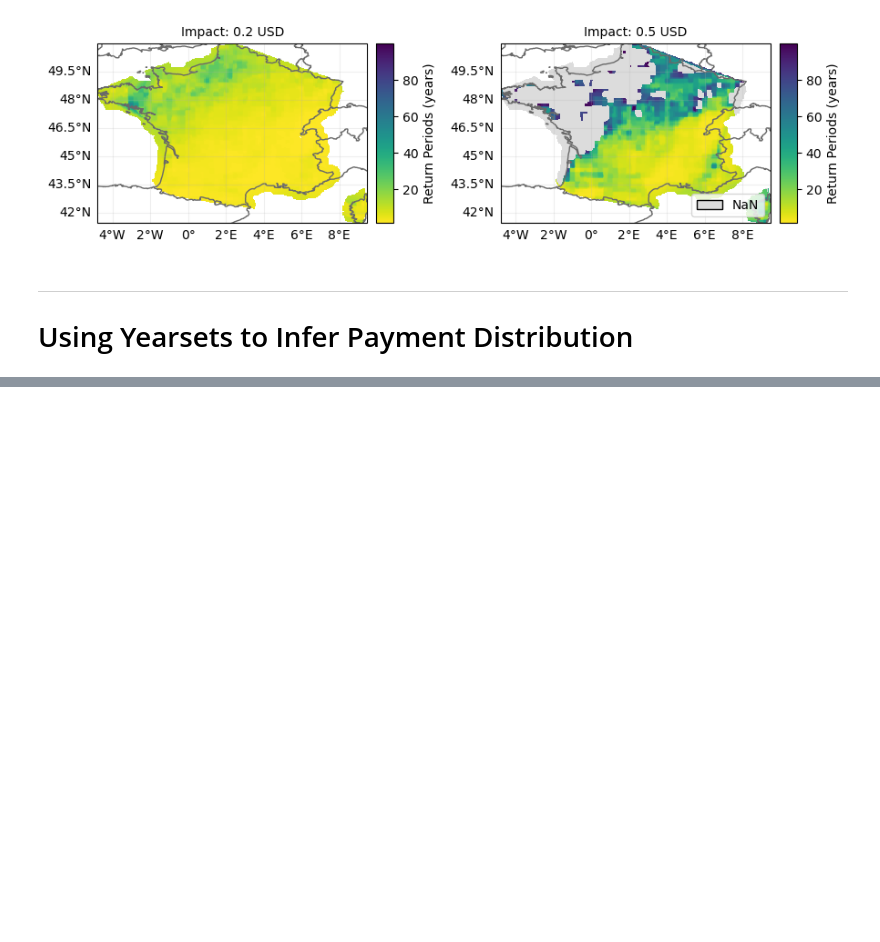
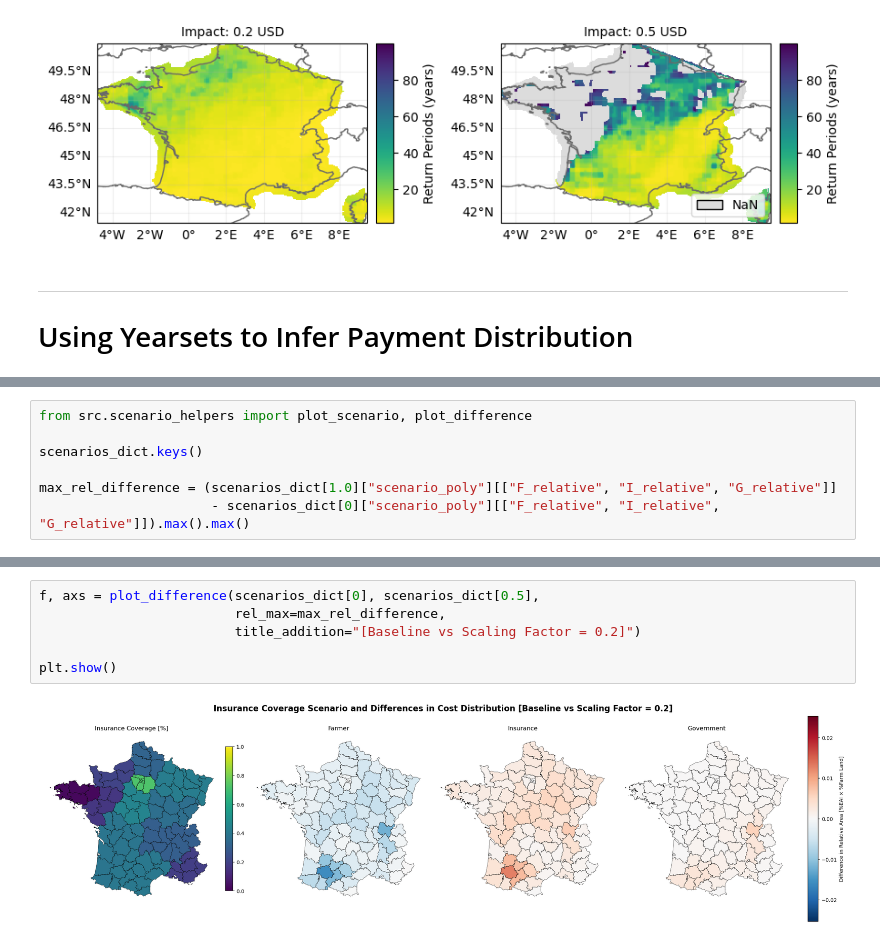
Before and after one commit to arvedluetzen/mus-climada, a Jupyter notebook: notebooks/0520_yearset-scenarios.ipynb, the cells around one changed output, grey strips where cells are left out. Cells and saved outputs as stored; diff of their text form; blank space fills up the shorter version.

```diff
--- a/notebooks/0520_yearset-scenarios.ipynb
+++ b/notebooks/0520_yearset-scenarios.ipynb
@@ -247,0 +521,7 @@ array([<GeoAxes: title={'center': 'Impact: 0.2 USD'}>,
+# %%
+from src.scenario_helpers import plot_scenario, plot_difference
+
+scenarios_dict.keys()
+
+max_rel_difference = (scenarios_dict[1.0]["scenario_poly"][["F_relative", "I_relative", "G_relative"]]
+                      - scenarios_dict[0]["scenario_poly"][["F_relative", "I_relative", "G_relative"]]).max().max()
@@ -247,0 +541,8 @@ array([<GeoAxes: title={'center': 'Impact: 0.2 USD'}>,
+# %%
+f, axs = plot_difference(scenarios_dict[0], scenarios_dict[0.5],
+                         rel_max=max_rel_difference,
+                         title_addition="[Baseline vs Scaling Factor = 0.2]")
+
+plt.show()
+# %% [output]
+[figure, added]
```
Also changed, not shown: parts of 15 cells of this notebook.
